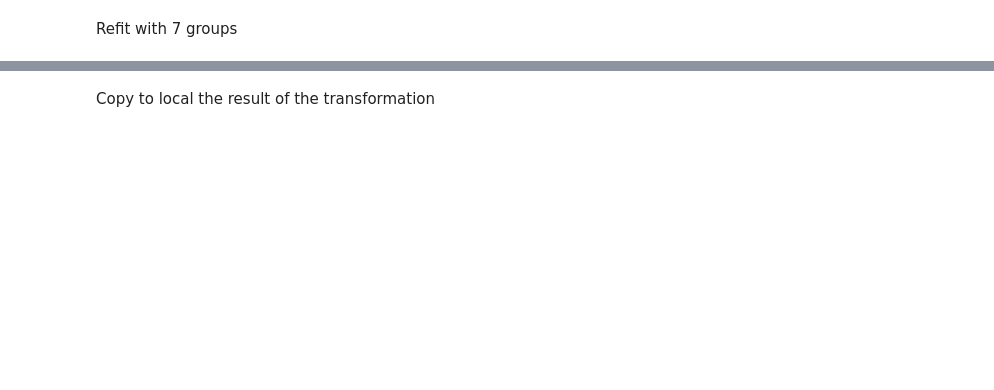
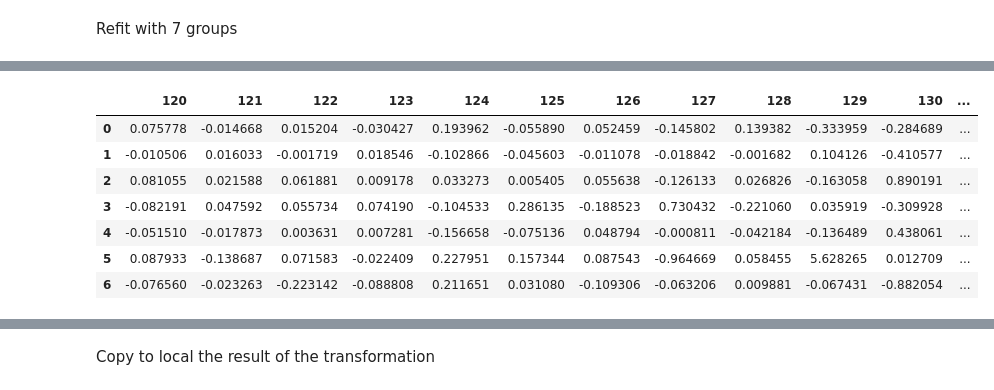
Before and after one commit to AlbertoDeBlas/MLEngineerNanodegreeCapstone, a Jupyter notebook: Arvato Project Workbook.ipynb, the cells around one changed output, grey strips where cells are left out. Saved outputs shown, nothing was run; the diff lists cells and outputs as text; code cells hidden in the pictures; blank space fills up the shorter version.

```diff
--- a/Arvato Project Workbook.ipynb
+++ b/Arvato Project Workbook.ipynb
@@ -1034,0 +986,11 @@ Billable seconds: 75
+# %%
+cluster_centroids[range(120,len(azdias_sub_pca.columns))]
+# %% [output]
+|  | 120 | 121 | 122 | 123 | 124 | 125 | 126 | 127 | 128 | 129 | 130 | ... |
+| 0 | 0.075778 | -0.014668 | 0.015204 | -0.030427 | 0.193962 | -0.055890 | 0.052459 | -0.145802 | 0.139382 | -0.333959 | -0.284689 | ... |
+| 1 | -0.010506 | 0.016033 | -0.001719 | 0.018546 | -0.102866 | -0.045603 | -0.011078 | -0.018842 | -0.001682 | 0.104126 | -0.410577 | ... |
+| 2 | 0.081055 | 0.021588 | 0.061881 | 0.009178 | 0.033273 | 0.005405 | 0.055638 | -0.126133 | 0.026826 | -0.163058 | 0.890191 | ... |
+| 3 | -0.082191 | 0.047592 | 0.055734 | 0.074190 | -0.104533 | 0.286135 | -0.188523 | 0.730432 | -0.221060 | 0.035919 | -0.309928 | ... |
+| 4 | -0.051510 | -0.017873 | 0.003631 | 0.007281 | -0.156658 | -0.075136 | 0.048794 | -0.000811 | -0.042184 | -0.136489 | 0.438061 | ... |
+| 5 | 0.087933 | -0.138687 | 0.071583 | -0.022409 | 0.227951 | 0.157344 | 0.087543 | -0.964669 | 0.058455 | 5.628265 | 0.012709 | ... |
+| 6 | -0.076560 | -0.023263 | -0.223142 | -0.088808 | 0.211651 | 0.031080 | -0.109306 | -0.063206 | 0.009881 | -0.067431 | -0.882054 | ... |
```
Also changed, not shown: parts of 51 cells of this notebook.
